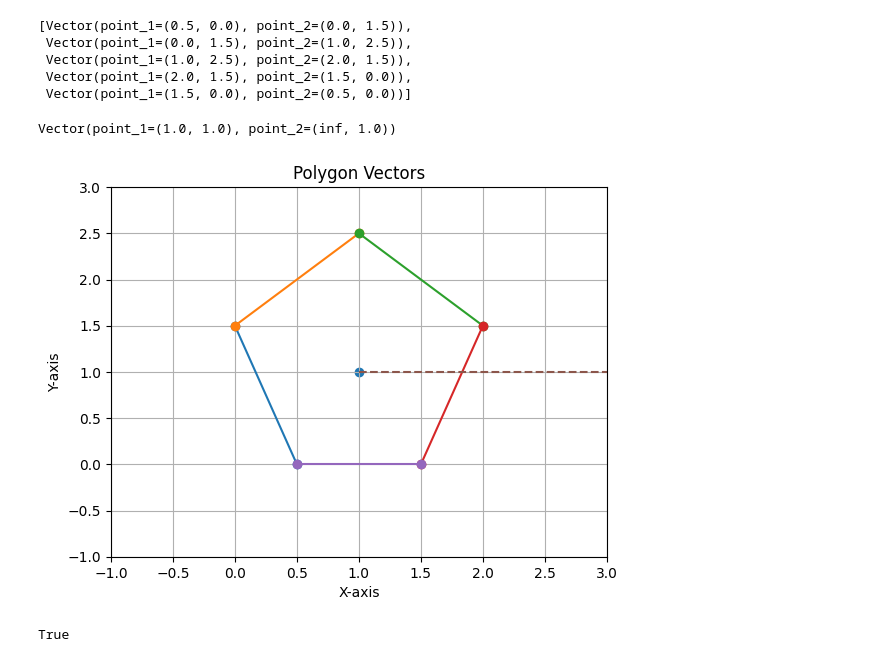
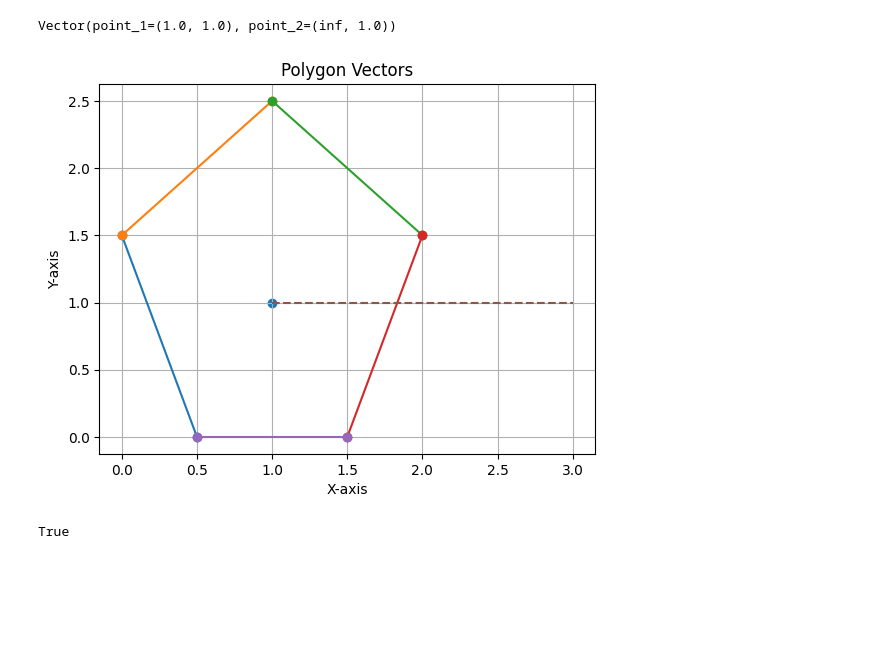
Before and after one commit to jeffTheLandShark/CSC3310, a Jupyter notebook: Lab3/algogroup_lab3.ipynb, the cells around one changed output. Cells and saved outputs as stored; diff of their text form; code cells hidden in the pictures; blank space fills up the shorter version.

```diff
--- a/Lab3/algogroup_lab3.ipynb
+++ b/Lab3/algogroup_lab3.ipynb
@@ -38,31 +159,0 @@ def draw_vectors(points: List[Tuple[float, float]]) -> List[Vector]:
-# %%
-vectors = draw_vectors(points)
-vectors
-# %% [output]
-[Vector(point_1=(0.5, 0.0), point_2=(0.0, 1.5)),
- Vector(point_1=(0.0, 1.5), point_2=(1.0, 2.5)),
- Vector(point_1=(1.0, 2.5), point_2=(2.0, 1.5)),
- Vector(point_1=(2.0, 1.5), point_2=(1.5, 0.0)),
- Vector(point_1=(1.5, 0.0), point_2=(0.5, 0.0))]
-# %%
-right_line = Vector(point_1=distinct_point, point_2=(float('inf'), distinct_point[1]))
-right_line
-# %% [output]
-Vector(point_1=(1.0, 1.0), point_2=(inf, 1.0))
-# %%
-for vector in vectors:
-    x_values = [vector.point_1[0], vector.point_2[0]]
-    y_values = [vector.point_1[1], vector.point_2[1]]
-    plt.plot(x_values, y_values, marker='o')
-
-plt.scatter(distinct_point[0], distinct_point[1])
-plt.plot([right_line.point_1[0], min(3, right_line.point_2[0])], [right_line.point_1[1], right_line.point_2[1]], linestyle='--')
-plt.xlim(-1, 3)
-plt.ylim(-1, 3)
-plt.xlabel('X-axis')
-plt.ylabel('Y-axis')
-plt.title('Polygon Vectors')
-plt.grid(True)
-plt.show()
-# %% [output]
-[figure, removed]
@@ -117,3 +160,12 @@ def inside_polygon(vectors, point, inclusive=True) -> bool:
+# %%
+right_line = get_right_line(distinct_point)
+right_line
+# %% [output]
+Vector(point_1=(1.0, 1.0), point_2=(inf, 1.0))
+# %%
+plot_polygon(vectors, right_line)
+# %% [output]
+[figure, added]
 # %%
 inside_polygon(vectors, distinct_point)
 # %% [output]
```
Also changed, not shown: parts of 14 cells of this notebook.
